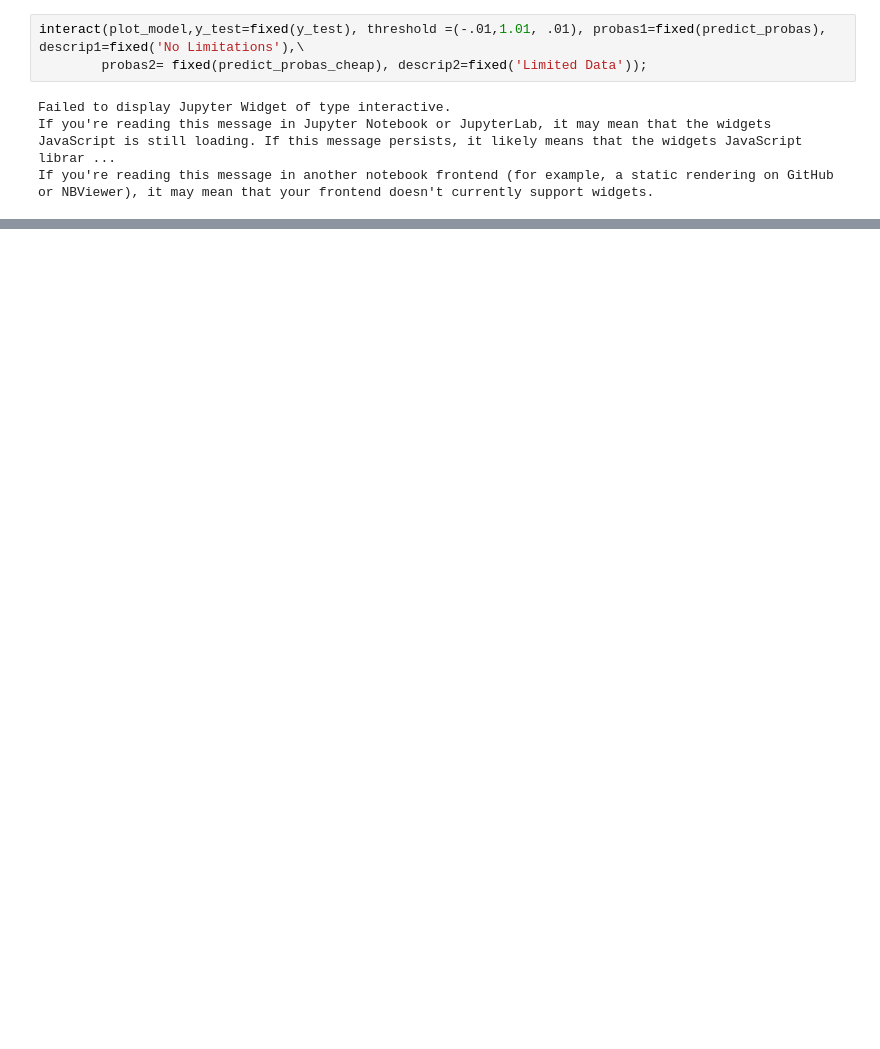
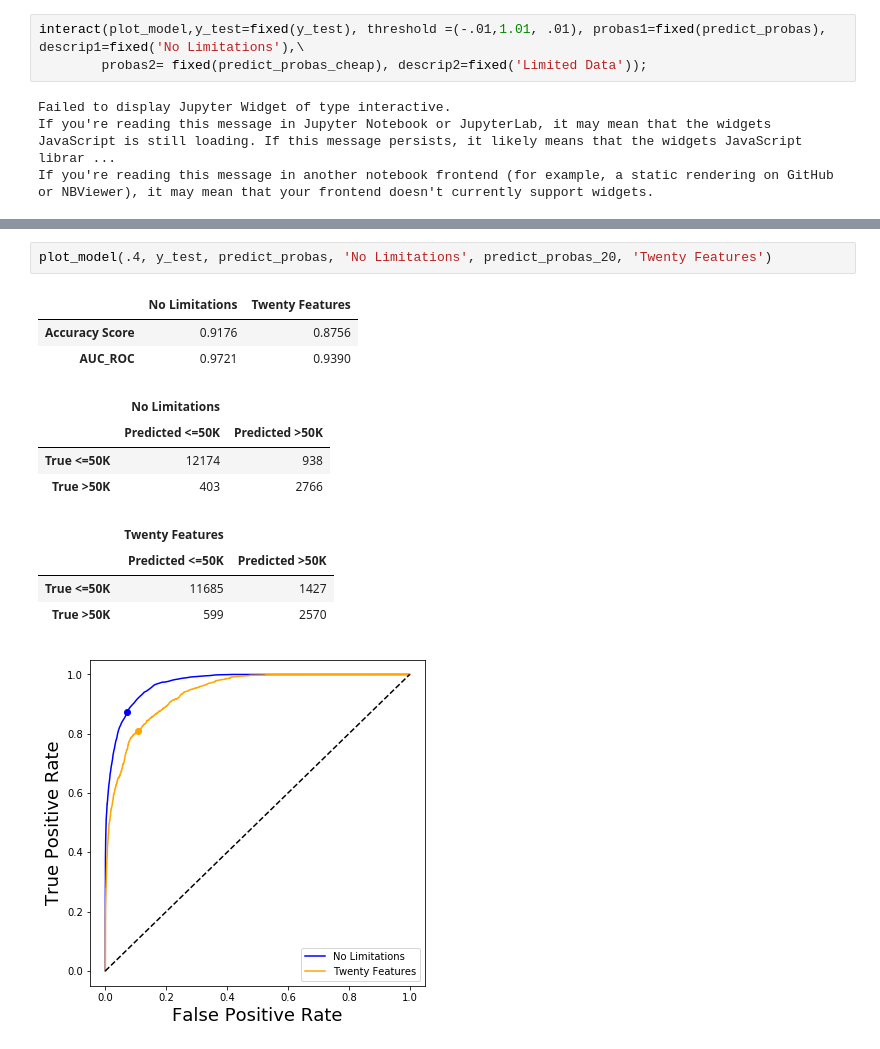
Before and after one commit to anthonyzurke/project-4, a Jupyter notebook: Good_Fast_Cheap.ipynb, the cells around one changed output, grey strips where cells are left out. Cells and saved outputs as stored; diff of their text form; blank space fills up the shorter version.

```diff
--- a/Good_Fast_Cheap.ipynb
+++ b/Good_Fast_Cheap.ipynb
@@ -205,0 +171,15 @@ plot_model(.5, predict_probas, 'No Limitations', predict_probas_cheap, 'Limited
+# %%
+plot_model(.4, y_test, predict_probas, 'No Limitations', predict_probas_20, 'Twenty Features')
+# %% [output]
+|  | No Limitations | Twenty Features |
+| Accuracy Score | 0.9176 | 0.8756 |
+| AUC_ROC | 0.9721 | 0.9390 |
+|  | No Limitations |  |
+|  | Predicted <=50K | Predicted >50K |
+| True <=50K | 12174 | 938 |
+| True >50K | 403 | 2766 |
+|  | Twenty Features |  |
+|  | Predicted <=50K | Predicted >50K |
+| True <=50K | 11685 | 1427 |
+| True >50K | 599 | 2570 |
+[figure, added]
```
Also changed, not shown: parts of 15 cells of this notebook, 4 other files.
